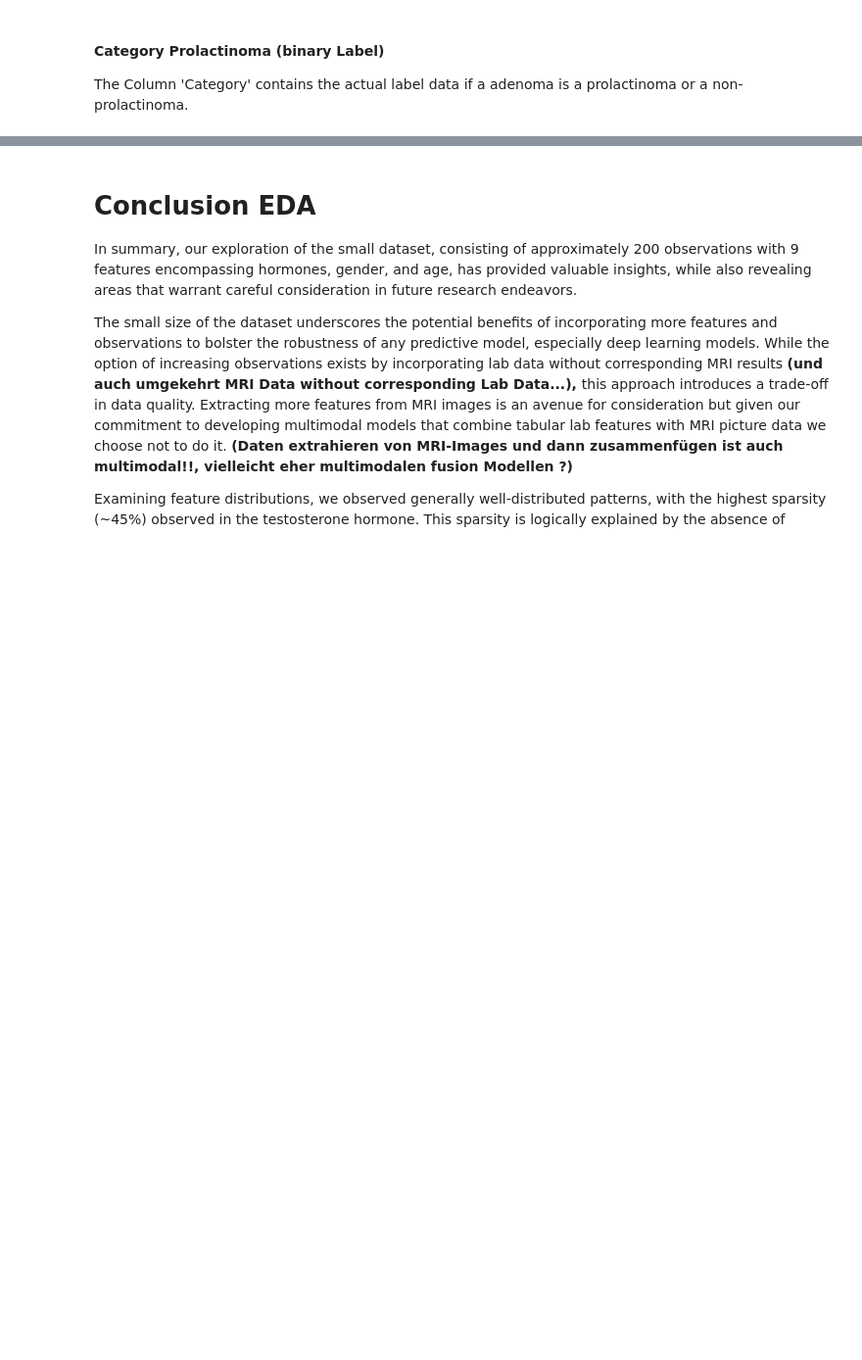
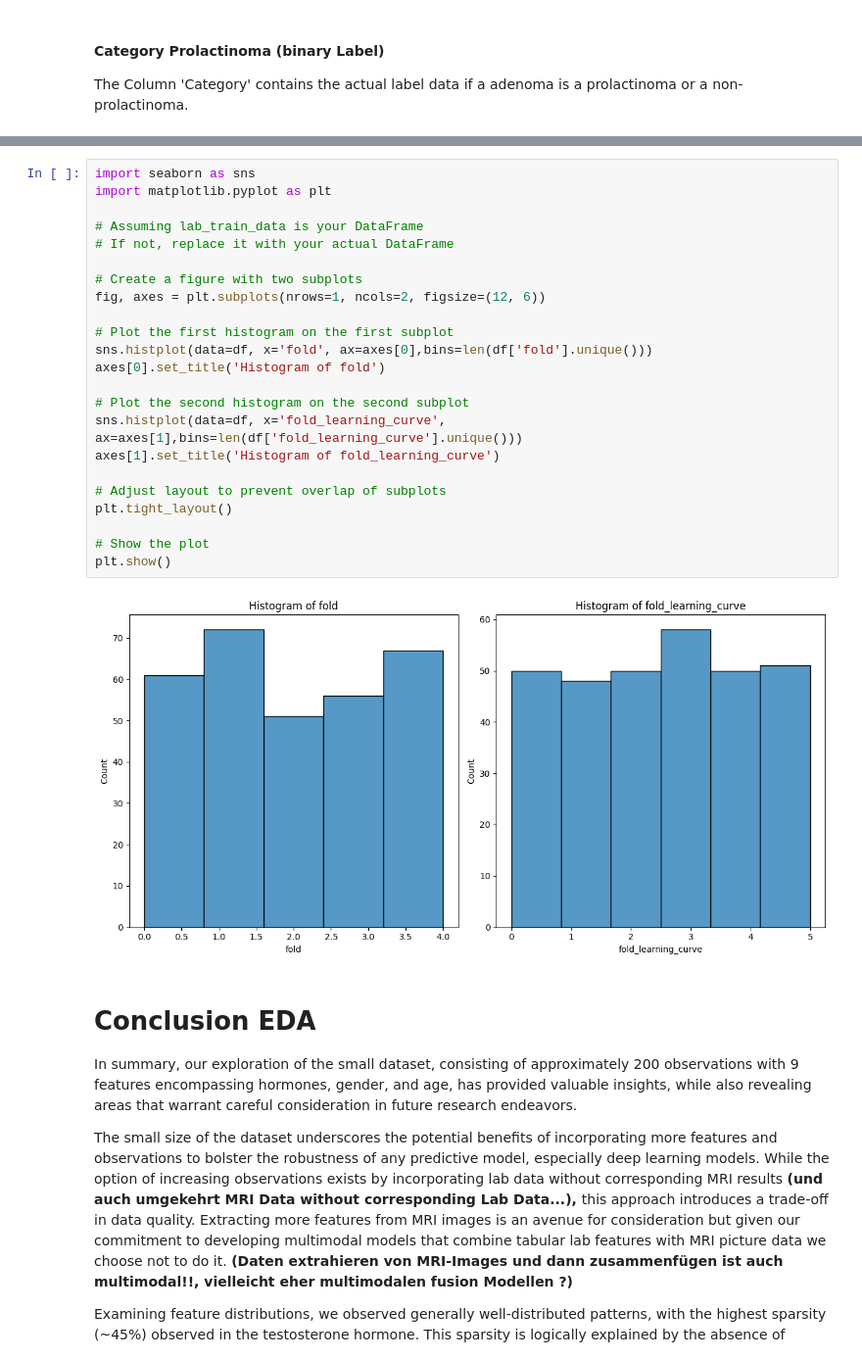
Before and after one commit to tmandelz/classification-prolactinoma, a Jupyter notebook: eda/patient_eda.ipynb, the cells around one changed output, grey strips where cells are left out. Shown at 98% size. Cells and saved outputs as stored; diff of their text form; blank space fills up the shorter version.

Commit message:
add fold plot in eda

```diff
--- a/eda/patient_eda.ipynb
+++ b/eda/patient_eda.ipynb
@@ -706,3 +706,28 @@ plt.show()
+# %%
+import seaborn as sns
+import matplotlib.pyplot as plt
+
+# Assuming lab_train_data is your DataFrame
+# If not, replace it with your actual DataFrame
+
+# Create a figure with two subplots
+fig, axes = plt.subplots(nrows=1, ncols=2, figsize=(12, 6))
+
+# Plot the first histogram on the first subplot
+sns.histplot(data=df, x='fold', ax=axes[0],bins=len(df['fold'].unique()))
+axes[0].set_title('Histogram of fold')
+
+# Plot the second histogram on the second subplot
+sns.histplot(data=df, x='fold_learning_curve', ax=axes[1],bins=len(df['fold_learning_curve'].unique()))
+axes[1].set_title('Histogram of fold_learning_curve')
+
+# Adjust layout to prevent overlap of subplots
+plt.tight_layout()
+
+# Show the plot
+plt.show()
+# %% [output]
+[figure, added]
 # %% [markdown]
 # Conclusion EDA
 In summary, our exploration of the small dataset, consisting of approximately 200 observations with 9 features encompassing hormones, gender, and age, has provided valuable insights, while also revealing areas that warrant careful consideration in future research endeavors.
```
Also changed, not shown: parts of 32 cells of this notebook, 4 other files.
